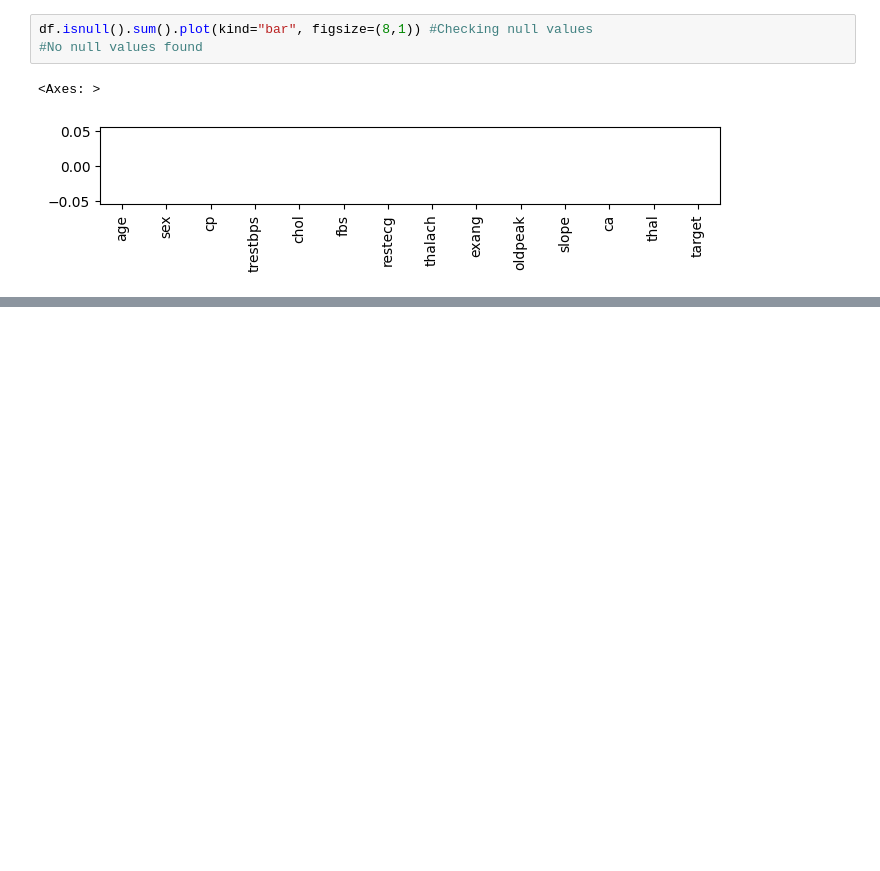
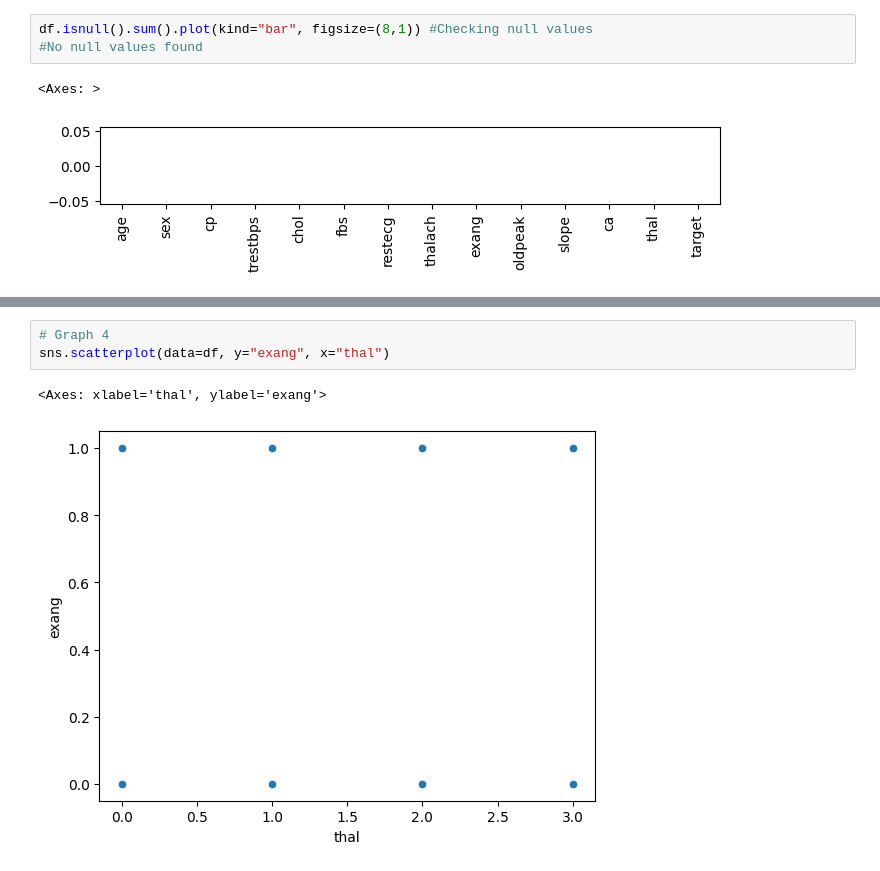
Before and after one commit to Vanshaj14Mohan/AIML-College, a Jupyter notebook: CIA 3/main.ipynb, the cells around one changed output, grey strips where cells are left out. Saved outputs shown, nothing was run; the diff lists cells and outputs as text; blank space fills up the shorter version.

```diff
--- a/CIA 3/main.ipynb
+++ b/CIA 3/main.ipynb
@@ -89,0 +106,6 @@ plt.figure(figsize=(10,8))
+# %%
+# Graph 4
+sns.scatterplot(data=df, y="exang", x="thal")
+# %% [output]
+<Axes: xlabel='thal', ylabel='exang'>
+[figure, added]
```
Also changed, not shown: parts of 9 cells of this notebook.
